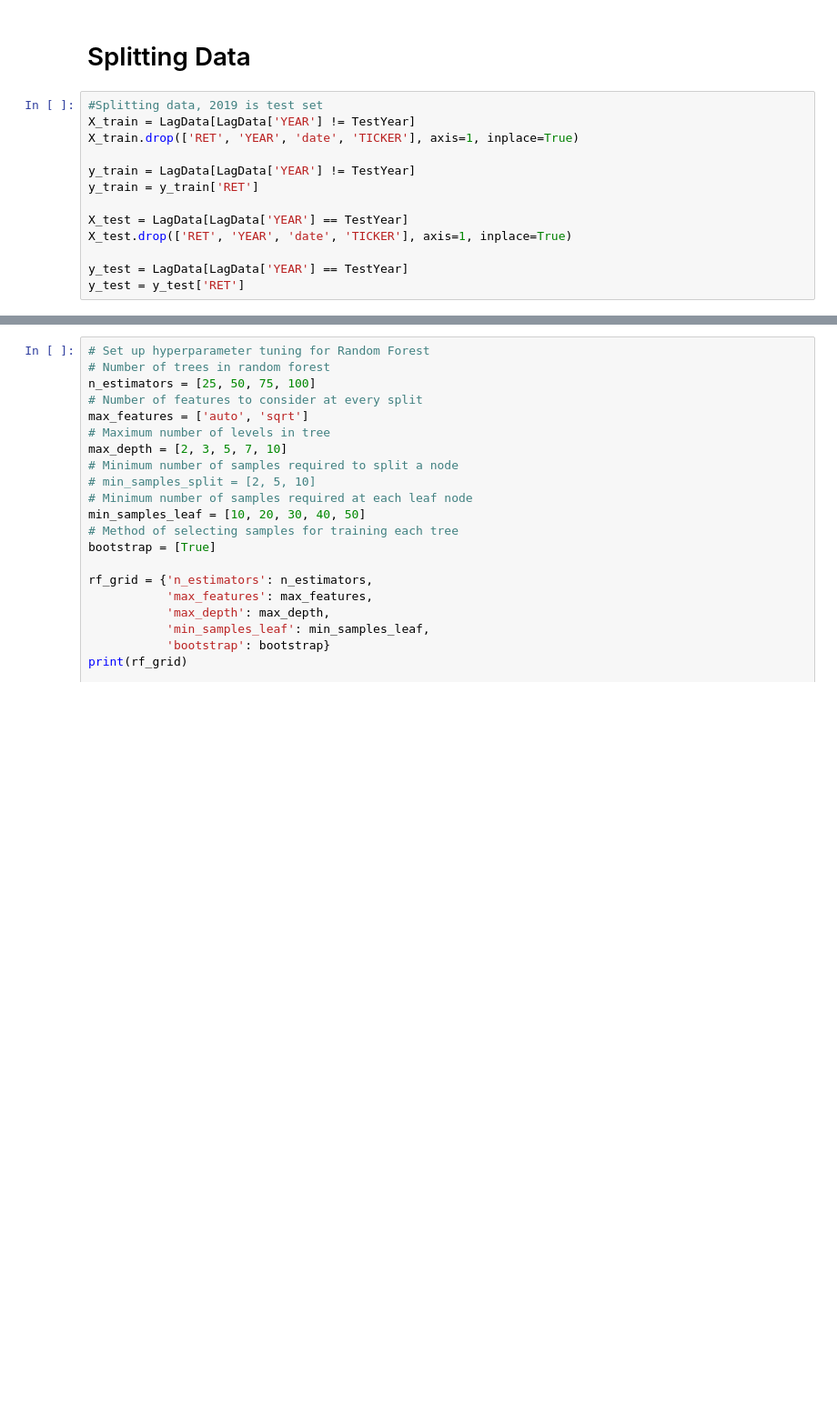
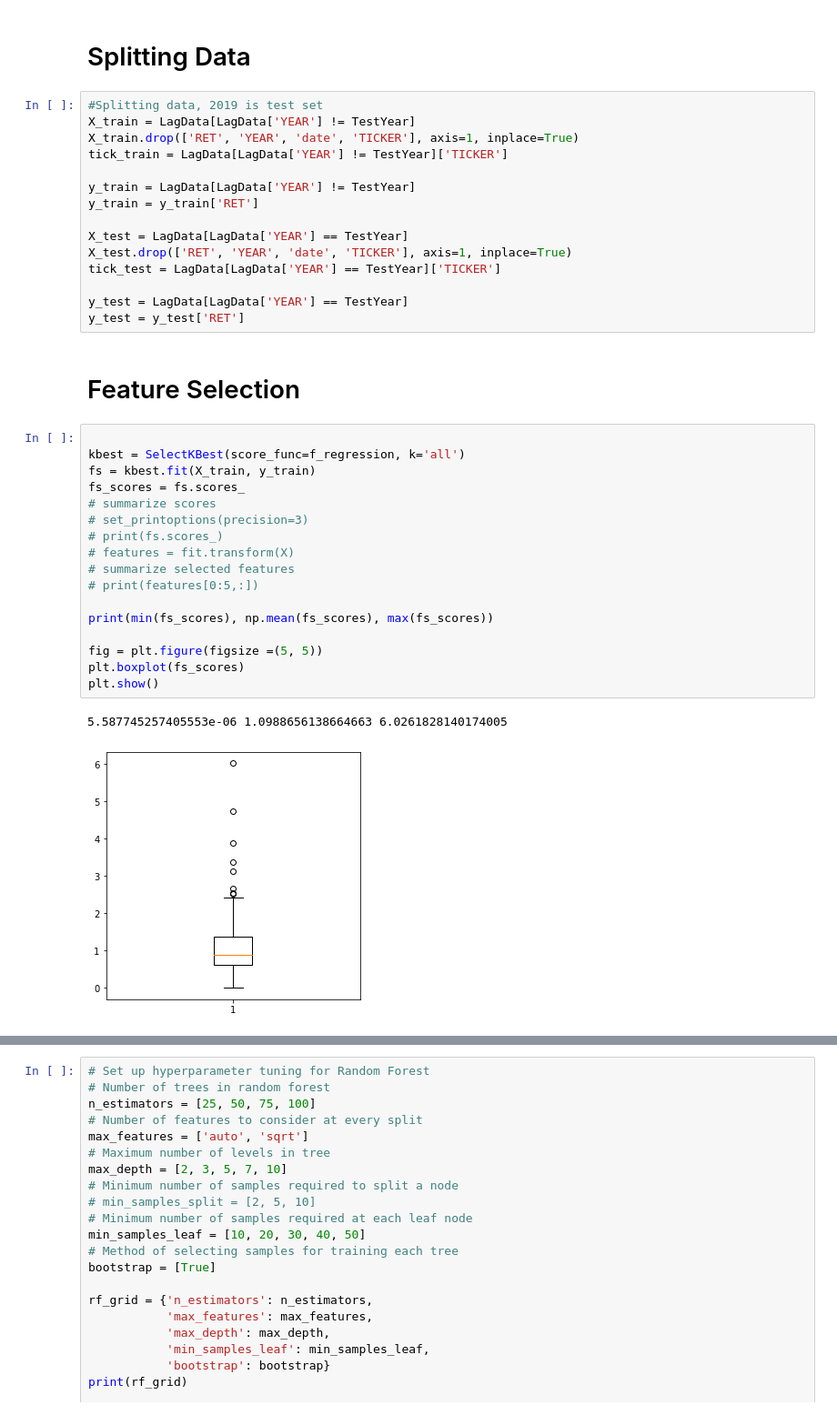
Before and after one commit to Andrew-Niedzialek/AIinFinance, a Jupyter notebook: AI_in_Finance.ipynb, the cells around one changed output, grey strips where cells are left out. Shown at 91% size. Cells and saved outputs as stored; diff of their text form; blank space fills up the shorter version.

```diff
--- a/AI_in_Finance.ipynb
+++ b/AI_in_Finance.ipynb
@@ -299,12 +304,36 @@ LagData.head()
 #Splitting data, 2019 is test set
 X_train = LagData[LagData['YEAR'] != TestYear]
 X_train.drop(['RET', 'YEAR', 'date', 'TICKER'], axis=1, inplace=True)
+tick_train = LagData[LagData['YEAR'] != TestYear]['TICKER']
 
 y_train = LagData[LagData['YEAR'] != TestYear]
 y_train = y_train['RET']
 
 X_test = LagData[LagData['YEAR'] == TestYear]
 X_test.drop(['RET', 'YEAR', 'date', 'TICKER'], axis=1, inplace=True)
+tick_test = LagData[LagData['YEAR'] == TestYear]['TICKER']
 
 y_test = LagData[LagData['YEAR'] == TestYear]
 y_test = y_test['RET']
+# %% [markdown]
+# Feature Selection
+# %%
+
+kbest = SelectKBest(score_func=f_regression, k='all')
+fs = kbest.fit(X_train, y_train)
+fs_scores = fs.scores_
+# summarize scores
+# set_printoptions(precision=3)
+# print(fs.scores_)
+# features = fit.transform(X)
+# summarize selected features
+# print(features[0:5,:])
+
+print(min(fs_scores), np.mean(fs_scores), max(fs_scores))
+
+fig = plt.figure(figsize =(5, 5))
+plt.boxplot(fs_scores)
+plt.show()
+# %% [output]
+5.587745257405553e-06 1.0988656138664663 6.0261828140174005
+[figure, added]
```
Also changed, not shown: parts of 43 cells of this notebook.
